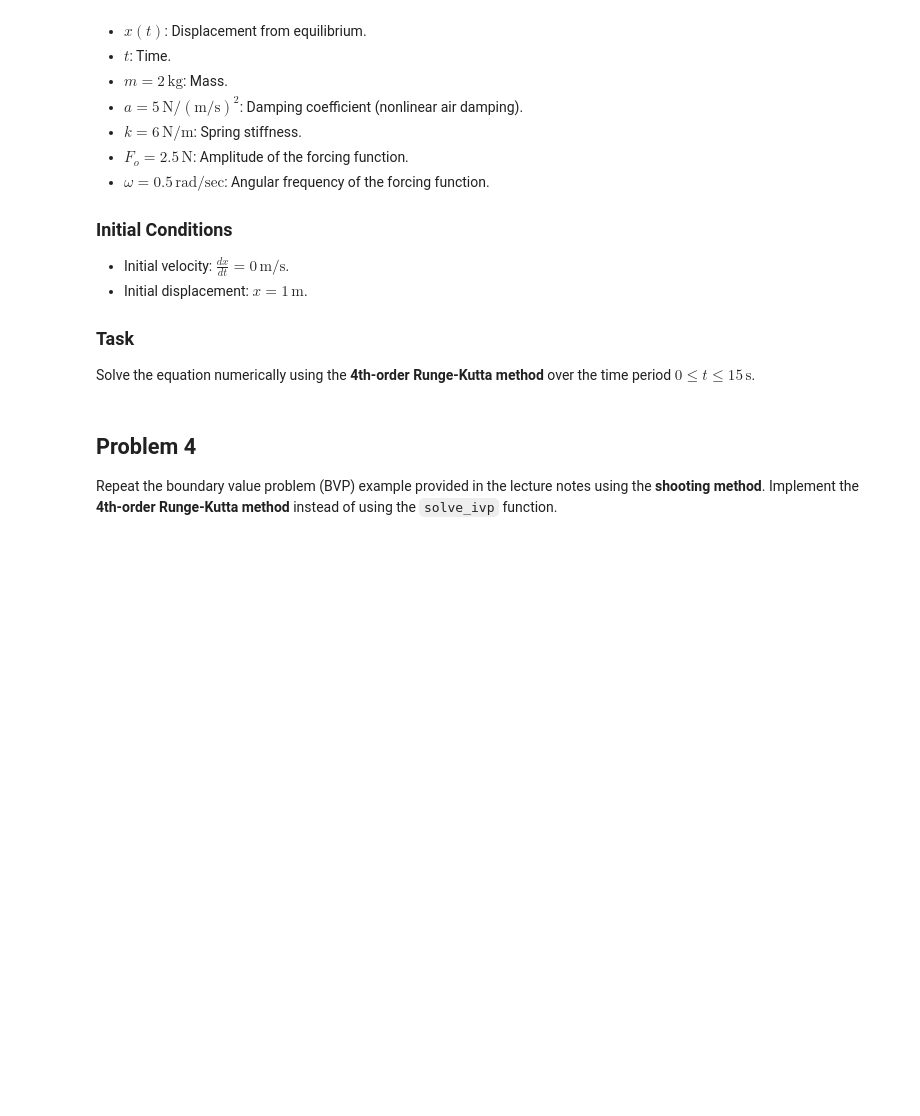
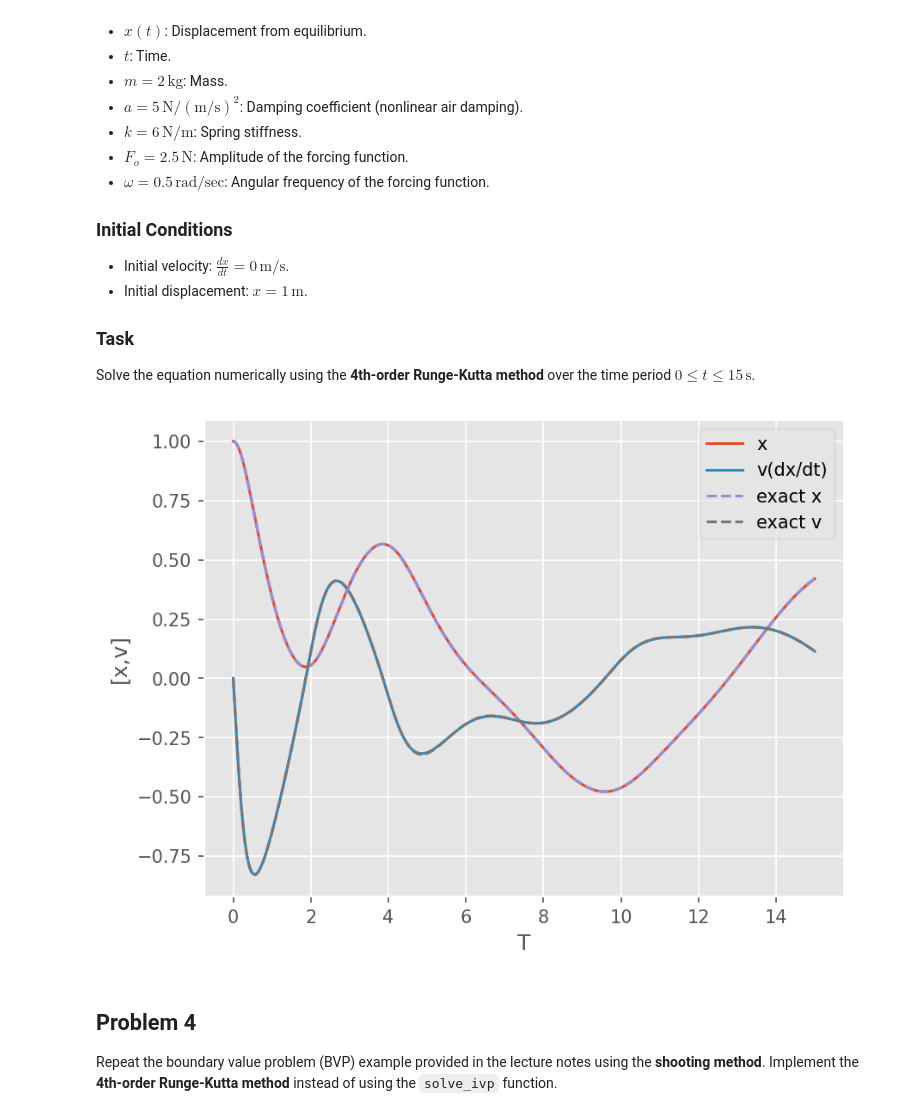
Before and after one commit to Donghoon-Y/inha, a Jupyter notebook: summer study/Assignment_07_IVP_BVP.ipynb, the cells around one changed output. Cells and saved outputs as stored; diff of their text form; code cells hidden in the pictures; blank space fills up the shorter version.

```diff
--- a/summer study/Assignment_07_IVP_BVP.ipynb
+++ b/summer study/Assignment_07_IVP_BVP.ipynb
@@ -62,7 +62,15 @@ def explicit_euler(f, tspan, y0, h):
         solutions
     """
     # YOUR CODE HERE
+    t = np.arange(tspan[0], tspan[1], h)
+    t = np.insert(t, len(t), tspan[1])
 
+    y = np.empty_like(t)
+    y[0] = y0
+
+    for i , ti in enumerate(t) :
+        if i < len(y) - 1:
+            y[i+1] = y[i] + h*f(ti, y[i])
     return t, y
 # %%
 # Write 2nd-order Runge Kutta
@@ -285,9 +393,34 @@ where:
 Solve the equation numerically using the **4th-order Runge-Kutta method** over the time period $0 \leq t \leq 15 \, \text{s} $.
 # %%
 # YOUR CODE HERE
+from scipy.integrate import solve_ivp
+a =5
+m =2
+k =6
+F0 = 2.5
+w = 0.5
+y0 = np.array([1, 0])
+def dxdt(t, y) :
+    return np.array([y[1], -a/m*np.abs(y[1])*y[1]-k/m*y[0]+F0/m*np.sin(w*t)])
 
+r4t1, r4y1 = runge_kutta4(dxdt, (0, 15), y0, 0.05)
+
+t_eval = np.linspace(0,15, 1001)
+
+exact = solve_ivp(dxdt, (0, 15), y0 ,t_eval = t_eval )
 
 # Verification
 # Plot exact solution and numerical solution
+plt.plot(r4t1,r4y1[0], label = 'x')
+plt.plot(r4t1,r4y1[1], label = 'v(dx/dt)')
+plt.plot(exact.t,exact.y[0] ,linestyle = '--', label = 'exact x')
+plt.plot(exact.t,exact.y[1],linestyle = '--', label = 'exact v')
+plt.xlabel('T')
+plt.ylabel('[x,v]')
+plt.grid(True)
+plt.legend()
+plt.show()
+# %% [output]
+[figure, added]
 # %%
 # Check your solution
```
Also changed, not shown: parts of 11 cells of this notebook, 1 other file.
